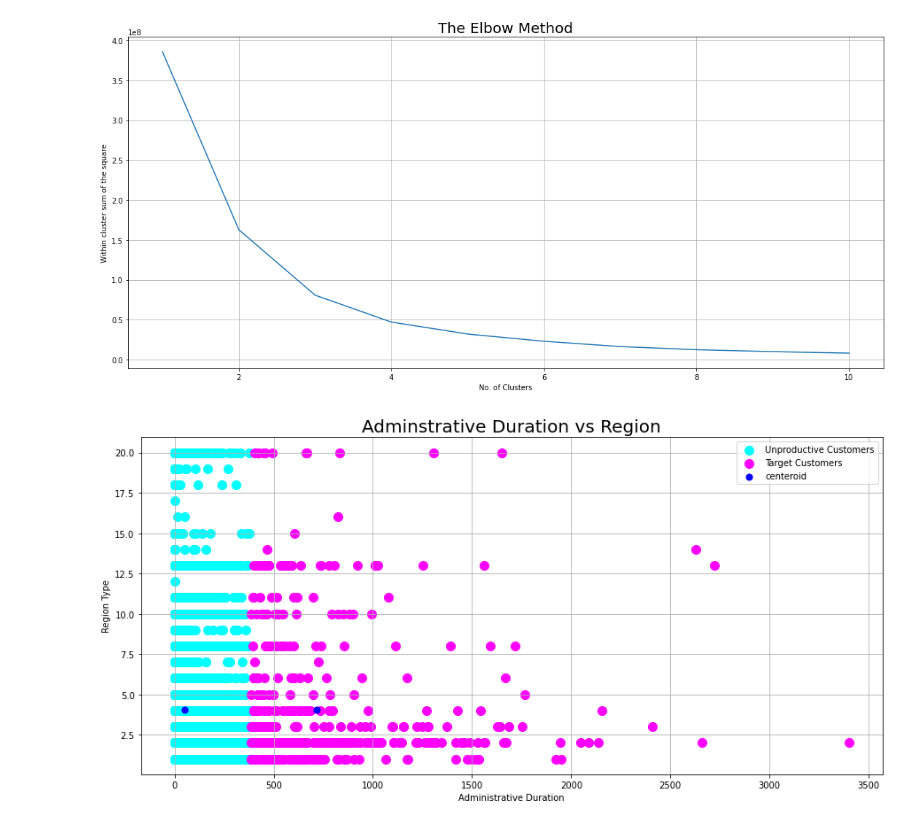
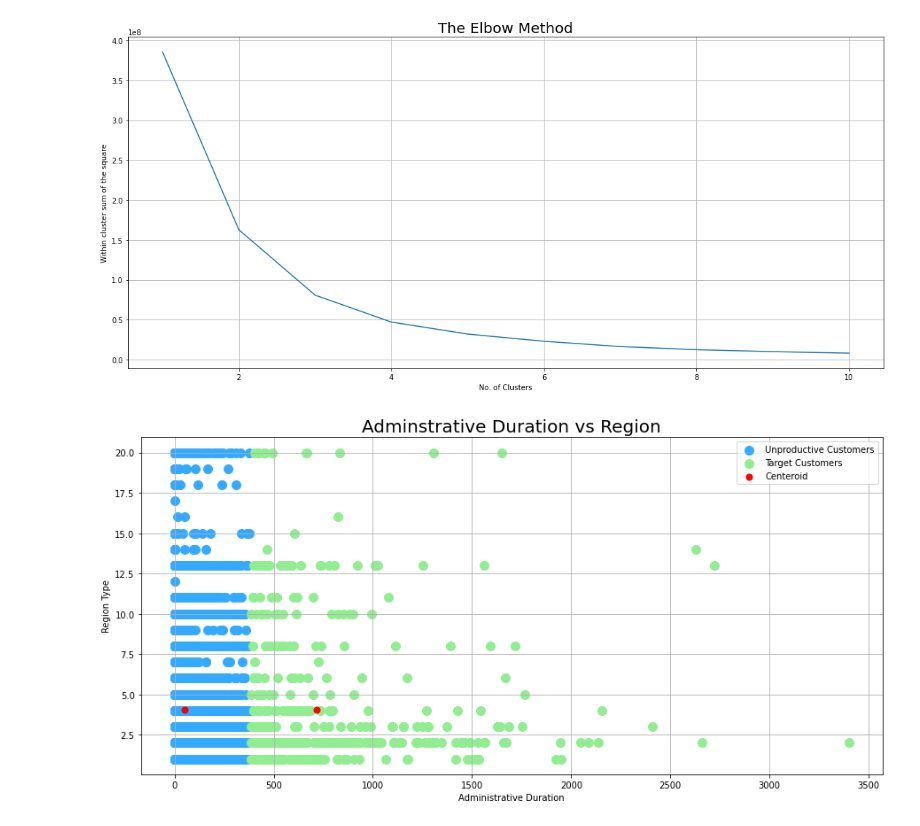
Before and after one commit to harishahamed26/online-shoppers-intension-Machine-learning, a Jupyter notebook: main.ipynb, the cells around one changed output. Drawn from its saved outputs; the diff is of its cells as text; code cells hidden in the pictures.

```diff
--- a/main.ipynb
+++ b/main.ipynb
@@ -60,29 +110,22 @@ import pandas                     as pd
 import warnings
 warnings.filterwarnings('ignore')
 
-
-#OSI_Data_Original = pd.read_csv("https://drive.google.com/file/d/1jyGmY5t8eVjl8hfjbQPE-yyzoDrHXulp/view?usp=share_link")
-
-import requests
-
-url = "https://drive.google.com/file/d/1jyGmY5t8eVjl8hfjbQPE-yyzoDrHXulp/view?usp=share_link"
-s = requests.get(url).content
-OSI_Data_Original = pd.read_csv(s)
-
+# Reading of dataset
+OSI_Data_Original = pd.read_csv("https://raw.githubusercontent.com/harishahamed26/online-shoppers-intension-Machine-learning/main/online_shoppers_intention.csv")
 
 print("\n Printing first 5 rows in the dataset:")
-print(OSI_Data_Original.head(5))
+print(OSI_Data_Original.head(5))                # Shows first 5 rows
 
-print("\n Shape:",OSI_Data_Original.shape)
+print("\n Shape:",OSI_Data_Original.shape)      # Shows the shape of the dataset rows x columns
 
 print("\n Dataset Information:\n")
-print(OSI_Data_Original.info())
+print(OSI_Data_Original.info())                 # Shows the information of the dataset
 
 print("\n Dataset Description:\n")
-print(OSI_Data_Original.describe())
+print(OSI_Data_Original.describe())             # Shows the description of the dataset
 
 print("\n Checking the Null values in the Dataset:\n")
-print(OSI_Data_Original.isnull().sum())
+print(OSI_Data_Original.isnull().sum())         # Shows the sum of null values respected to the columns
 # %% [markdown]
 Encoding and checking the Columns, Head, Info
 # %%
@@ -406,16 +479,16 @@ plt.show()
 # %%
 km = KMeans(n_clusters = 2, init = 'k-means++', max_iter = 300, n_init = 10, random_state = 0)
 y_means = km.fit_predict(x)
 
-plt.scatter(x[y_means == 0, 0], x[y_means == 0, 1], s = 100, c = 'cyan', label = 'Unproductive Customers')
-plt.scatter(x[y_means == 1, 0], x[y_means == 1, 1], s = 100, c = 'magenta', label = 'Target Customers')
-plt.scatter(km.cluster_centers_[:,0], km.cluster_centers_[:, 1], s = 50, c = 'blue' , label = 'centeroid')
+plt.scatter(x[y_means == 0, 0], x[y_means == 0, 1], s = 100, c = '#33AAFF', label = 'Unproductive Customers')
+plt.scatter(x[y_means == 1, 0], x[y_means == 1, 1], s = 100, c = '#90EE90', label = 'Target Customers')
+plt.scatter(km.cluster_centers_[:,0], km.cluster_centers_[:, 1], s = 50, c = 'red' , label = 'Centeroid')
 
 plt.title('Adminstrative Duration vs Region', fontsize = 20)
 plt.grid()
 plt.xlabel('Administrative Duration')
 plt.ylabel('Region Type')
 plt.legend()
 plt.show()
 # %% [output]
-[figure, old version]
+[figure, new version]
```
Also changed, not shown: parts of 27 cells of this notebook.
